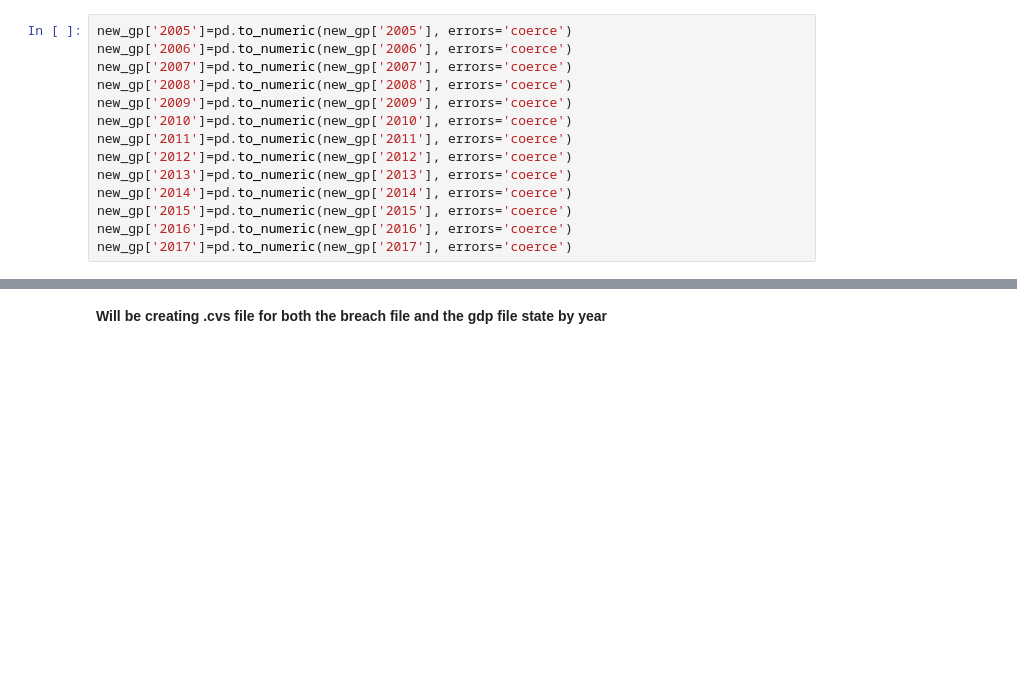
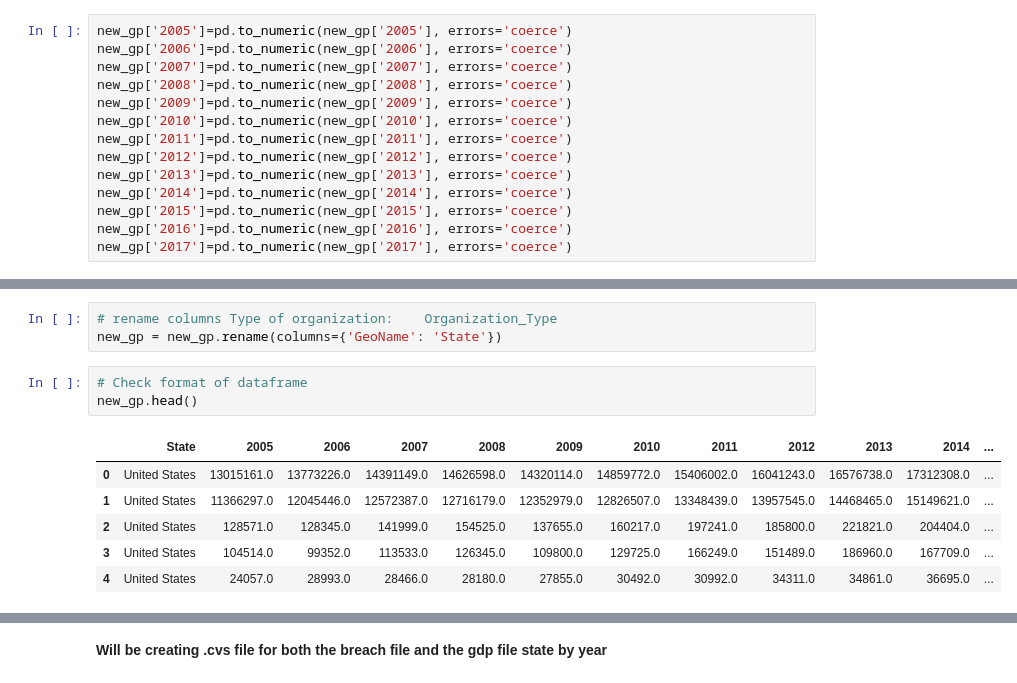
Before and after one commit to dmrod01/Capstone, a Jupyter notebook: Data_Breaches_Cleaning_Transformation.ipynb, the cells around one changed output, grey strips where cells are left out. Cells and saved outputs as stored; diff of their text form; blank space fills up the shorter version.

```diff
--- a/Data_Breaches_Cleaning_Transformation.ipynb
+++ b/Data_Breaches_Cleaning_Transformation.ipynb
@@ -750,0 +813,13 @@ new_gp.groupby('GeoName').sum()
+# %%
+# rename columns Type of organization:    Organization_Type
+new_gp = new_gp.rename(columns={'GeoName': 'State'})
+# %%
+# Check format of dataframe
+new_gp.head()
+# %% [output]
+|  | State | 2005 | 2006 | 2007 | 2008 | 2009 | 2010 | 2011 | 2012 | 2013 | 2014 | ... |
+| 0 | United States | 13015161.0 | 13773226.0 | 14391149.0 | 14626598.0 | 14320114.0 | 14859772.0 | 15406002.0 | 16041243.0 | 16576738.0 | 17312308.0 | ... |
+| 1 | United States | 11366297.0 | 12045446.0 | 12572387.0 | 12716179.0 | 12352979.0 | 12826507.0 | 13348439.0 | 13957545.0 | 14468465.0 | 15149621.0 | ... |
+| 2 | United States | 128571.0 | 128345.0 | 141999.0 | 154525.0 | 137655.0 | 160217.0 | 197241.0 | 185800.0 | 221821.0 | 204404.0 | ... |
+| 3 | United States | 104514.0 | 99352.0 | 113533.0 | 126345.0 | 109800.0 | 129725.0 | 166249.0 | 151489.0 | 186960.0 | 167709.0 | ... |
+| 4 | United States | 24057.0 | 28993.0 | 28466.0 | 28180.0 | 27855.0 | 30492.0 | 30992.0 | 34311.0 | 34861.0 | 36695.0 | ... |
```
Also changed, not shown: parts of 36 cells of this notebook, 1 other file.
